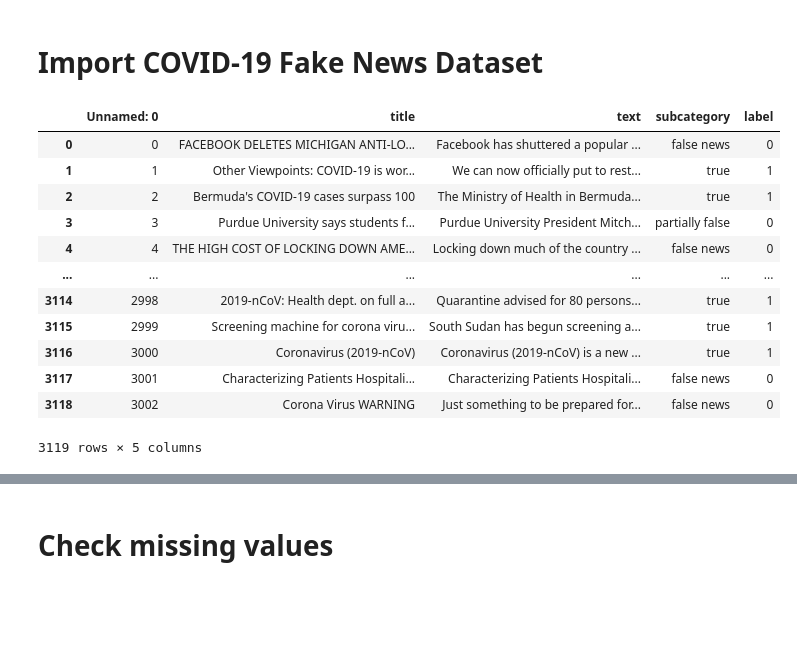
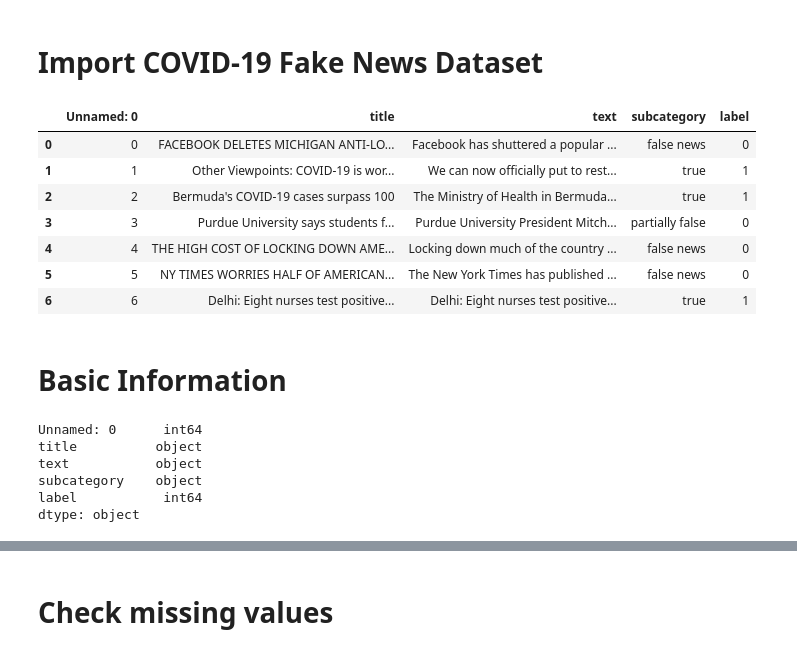
Before and after one commit to Natashaa7/COVID-19-Fake-News-Detection, a Jupyter notebook: Fake-News-Classification.ipynb, the cells around one changed output, grey strips where cells are left out. Cells and saved outputs as stored; diff of their text form; code cells hidden in the pictures; blank space fills up the shorter version.

```diff
--- a/Fake-News-Classification.ipynb
+++ b/Fake-News-Classification.ipynb
@@ -5,19 +5,25 @@ import pandas as pd
 # %% [markdown]
 # Import COVID-19 Fake News Dataset
 # %%
-df = pd.read_excel("fake_new_dataset.xlsx")
-df
+df = pd.read_excel("fake_new_dataset.csv")
+df.head(7)
 # %% [output]
 |  | Unnamed: 0 | title | text | subcategory | label |
 | 0 | 0 | FACEBOOK DELETES MICHIGAN ANTI-LO... | Facebook has shuttered a popular ... | false news | 0 |
 | 1 | 1 | Other Viewpoints: COVID-19 is wor... | We can now officially put to rest... | true | 1 |
 | 2 | 2 | Bermuda's COVID-19 cases surpass 100 | The Ministry of Health in Bermuda... | true | 1 |
 | 3 | 3 | Purdue University says students f... | Purdue University President Mitch... | partially false | 0 |
 | 4 | 4 | THE HIGH COST OF LOCKING DOWN AME... | Locking down much of the country ... | false news | 0 |
-| ... | ... | ... | ... | ... | ... |
-| 3114 | 2998 | 2019-nCoV: Health dept. on full a... | Quarantine advised for 80 persons... | true | 1 |
-| 3115 | 2999 | Screening machine for corona viru... | South Sudan has begun screening a... | true | 1 |
-| 3116 | 3000 | Coronavirus (2019-nCoV) | Coronavirus (2019-nCoV) is a new ... | true | 1 |
-| 3117 | 3001 | Characterizing Patients Hospitali... | Characterizing Patients Hospitali... | false news | 0 |
-| 3118 | 3002 | Corona Virus WARNING | Just something to be prepared for... | false news | 0 |
+| 5 | 5 | NY TIMES WORRIES HALF OF AMERICAN... | The New York Times has published ... | false news | 0 |
+| 6 | 6 | Delhi: Eight nurses test positive... | Delhi: Eight nurses test positive... | true | 1 |
-3119 rows × 5 columns
+# %% [markdown]
+# Basic Information
+# %%
+df.dtypes
+# %% [output]
+Unnamed: 0      int64
+title          object
+text           object
+subcategory    object
+label           int64
+dtype: object
```
Also changed, not shown: parts of 35 cells of this notebook.
